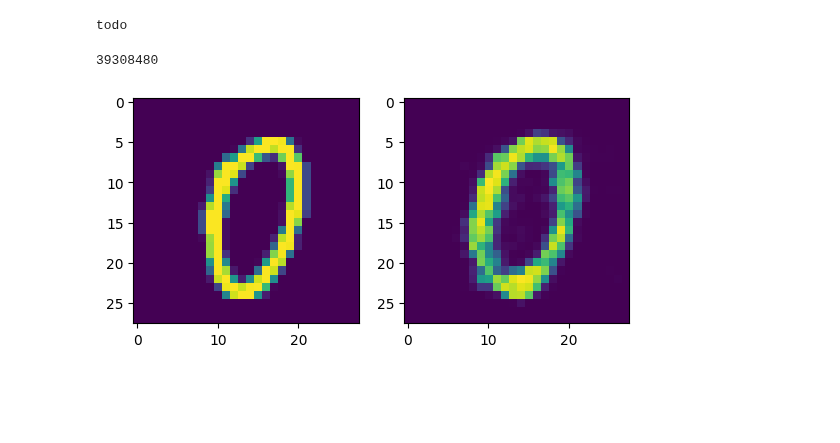
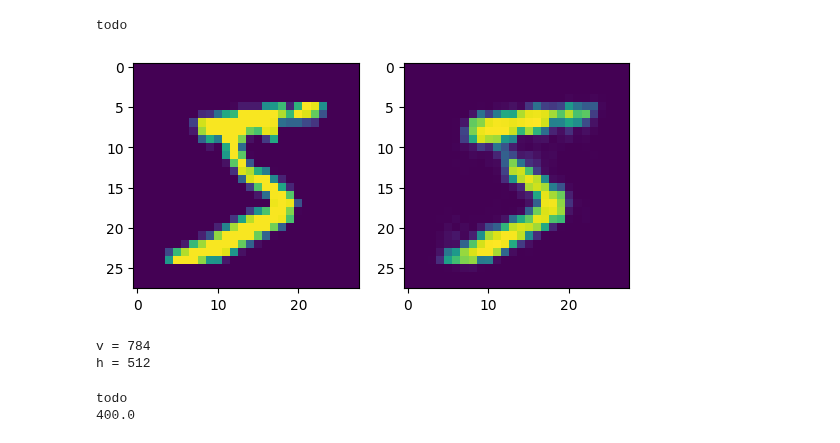
Before and after one commit to lavo2/ISPR-Midterms, a Jupyter notebook: 2/midterm2.ipynb, the cells around one changed output. Drawn from its saved outputs; the diff is of its cells as text; code cells hidden in the pictures; blank space fills up the shorter version.

```diff
--- a/2/midterm2.ipynb
+++ b/2/midterm2.ipynb
@@ -126,10 +167,6 @@ print(f'h = {net.h}')
 v = 784
 h = 512
 # %%
-net.fit(x_train_flattened[:500], epochs=25, lr=0.01, batch_size=500)
+net.fit(x_train_flattened[:1000], epochs=30, lr=0.01, batch_size=500)
 # %% [output]
 todo
-# %%
-39308480
-# %% [output]
-39308480
@@ -138,13 +173,21 @@ recon = net.reconstruct(x_train_flattened[4])
 # %%
-img = 1000
+recon = net.reconstruct(x_train_flattened[4])
+img = 0
 
 recon = net.reconstruct(x_train_flattened[img])
 #plot the original by the side
 plt.subplot(1, 2, 1)
 plt.imshow(x_train[img].reshape(28, 28))
 plt.subplot(1, 2, 2)
 plt.imshow(recon.reshape(28, 28))
 
 plt.show()
 # %% [output]
-[figure, old version]
+[figure, new version]
+# %%
+net = rbm(x_train_flattened.shape[1], 512)
+print(f'v = {net.v}')
+print(f'h = {net.h}')
+# %% [output]
+v = 784
+h = 512
@@ -150,0 +197,5 @@ plt.show()
+# %%
+net.fit_batch(x_train_flattened_batch[:4000], epochs=100, lr=0.01, batch_size=10)
+# %% [output]
+todo
+400.0
```
Also changed, not shown: parts of 10 cells of this notebook, 1 other file.
